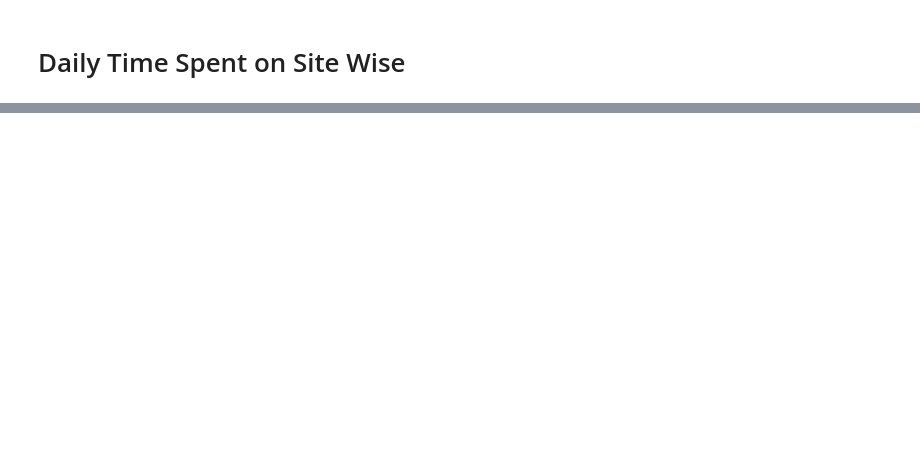
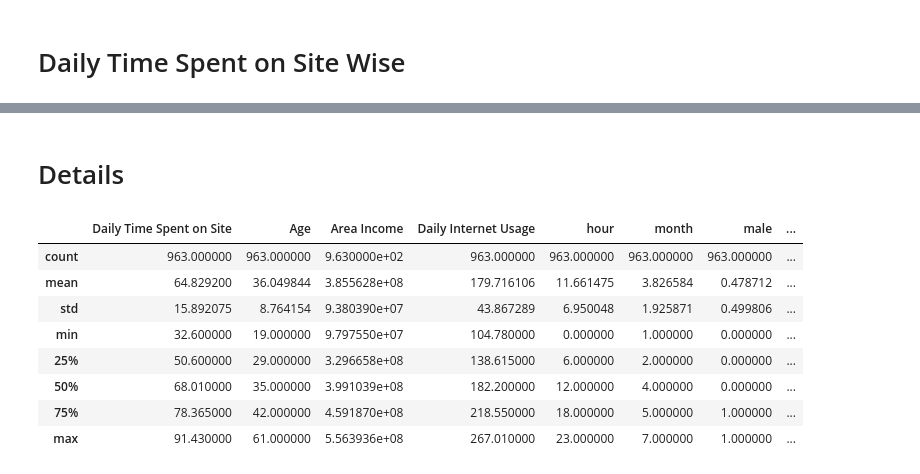
Before and after one commit to Beyoojn/predictclickads, a Jupyter notebook: advertisement.ipynb, the cells around one changed output, grey strips where cells are left out. Cells and saved outputs as stored; diff of their text form; code cells hidden in the pictures; blank space fills up the shorter version.

```diff
--- a/advertisement.ipynb
+++ b/advertisement.ipynb
@@ -253,0 +254,14 @@ Results for grouping by timestamp:
+# %% [markdown]
+# Details
+# %%
+df_clean.select_dtypes(['float', 'int']).describe()
+# %% [output]
+|  | Daily Time Spent on Site | Age | Area Income | Daily Internet Usage | hour | month | male | ... |
+| count | 963.000000 | 963.000000 | 9.630000e+02 | 963.000000 | 963.000000 | 963.000000 | 963.000000 | ... |
+| mean | 64.829200 | 36.049844 | 3.855628e+08 | 179.716106 | 11.661475 | 3.826584 | 0.478712 | ... |
+| std | 15.892075 | 8.764154 | 9.380390e+07 | 43.867289 | 6.950048 | 1.925871 | 0.499806 | ... |
+| min | 32.600000 | 19.000000 | 9.797550e+07 | 104.780000 | 0.000000 | 1.000000 | 0.000000 | ... |
+| 25% | 50.600000 | 29.000000 | 3.296658e+08 | 138.615000 | 6.000000 | 2.000000 | 0.000000 | ... |
+| 50% | 68.010000 | 35.000000 | 3.991039e+08 | 182.200000 | 12.000000 | 4.000000 | 0.000000 | ... |
+| 75% | 78.365000 | 42.000000 | 4.591870e+08 | 218.550000 | 18.000000 | 5.000000 | 1.000000 | ... |
+| max | 91.430000 | 61.000000 | 5.563936e+08 | 267.010000 | 23.000000 | 7.000000 | 1.000000 | ... |
```
Also changed, not shown: parts of 11 cells of this notebook.
